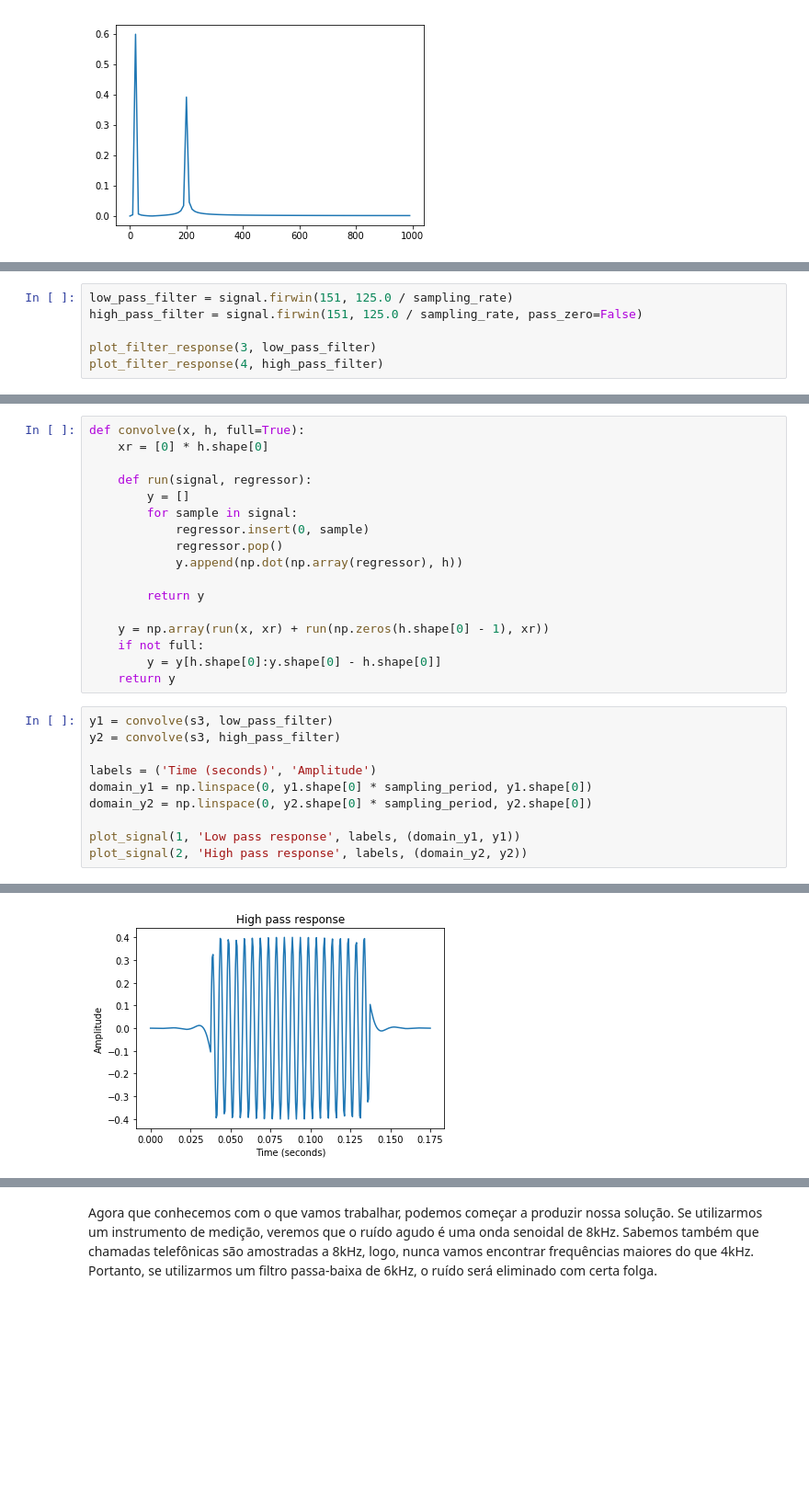
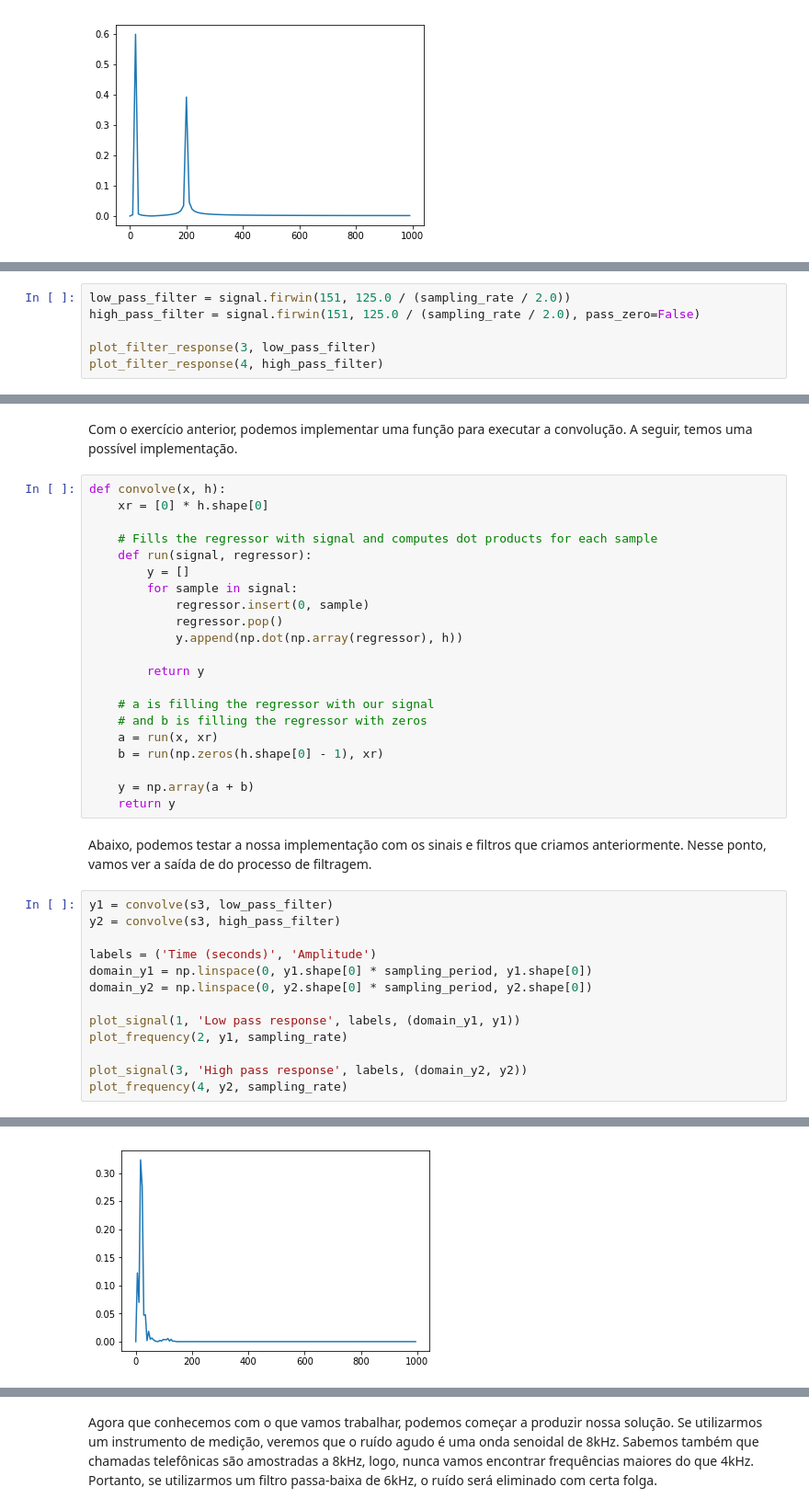
Before and after one commit to itsmealves/lab-sistemas-comunicacao, a Jupyter notebook: filtros.ipynb, the cells around one changed output, grey strips where cells are left out. Shown at 92% size. Cells and saved outputs as stored; diff of their text form; blank space fills up the shorter version.

Commit message:
filtros ok

```diff
--- a/filtros.ipynb
+++ b/filtros.ipynb
@@ -136,6 +139,6 @@ Vamos agora ver como é realizado o processo de filtragem. Vamos fazer isto nos
 # %%
-low_pass_filter = signal.firwin(151, 125.0 / sampling_rate)
-high_pass_filter = signal.firwin(151, 125.0 / sampling_rate, pass_zero=False)
+low_pass_filter = signal.firwin(151, 125.0 / (sampling_rate / 2.0))
+high_pass_filter = signal.firwin(151, 125.0 / (sampling_rate / 2.0), pass_zero=False)
 
 plot_filter_response(3, low_pass_filter)
 plot_filter_response(4, high_pass_filter)
@@ -174,10 +190,13 @@ Vamos fazer um exemplo prático: convoluir $[4,2,3,1]$ com $[3,2,1]$:
 
 Para manter as coisas simples, a resolução acima mostra apenas até a 3ª iteração, mas é simples continuar a partir daí. Experimente! A resposta completa, para conferência, é $[12, 14, 17, 11, 5, 1]$.
 Visto este exemplo, podemos implementar uma operação de convolução.
+# %% [markdown]
+Com o exercício anterior, podemos implementar uma função para executar a convolução. A seguir, temos uma possível implementação.
 # %%
-def convolve(x, h, full=True):
+def convolve(x, h):
     xr = [0] * h.shape[0]
 
+    # Fills the regressor with signal and computes dot products for each sample
     def run(signal, regressor):
         y = []
         for sample in signal:
@@ -187,20 +206,28 @@ def convolve(x, h, full=True):
 
         return y
 
-    y = np.array(run(x, xr) + run(np.zeros(h.shape[0] - 1), xr))
-    if not full:
-        y = y[h.shape[0]:y.shape[0] - h.shape[0]]
+    # a is filling the regressor with our signal
+    # and b is filling the regressor with zeros
+    a = run(x, xr)
+    b = run(np.zeros(h.shape[0] - 1), xr)
+
+    y = np.array(a + b)
     return y
+# %% [markdown]
+Abaixo, podemos testar a nossa implementação com os sinais e filtros que criamos anteriormente. Nesse ponto, vamos ver a saída de do processo de filtragem.
 # %%
 y1 = convolve(s3, low_pass_filter)
 y2 = convolve(s3, high_pass_filter)
 
 labels = ('Time (seconds)', 'Amplitude')
 domain_y1 = np.linspace(0, y1.shape[0] * sampling_period, y1.shape[0])
 domain_y2 = np.linspace(0, y2.shape[0] * sampling_period, y2.shape[0])
 
 plot_signal(1, 'Low pass response', labels, (domain_y1, y1))
-plot_signal(2, 'High pass response', labels, (domain_y2, y2))
+plot_frequency(2, y1, sampling_rate)
+
+plot_signal(3, 'High pass response', labels, (domain_y2, y2))
+plot_frequency(4, y2, sampling_rate)
 # %% [output]
 [figure]
-[figure, old version]
+[figure, new version]
```
Also changed, not shown: parts of 16 cells of this notebook, 2 other files.
